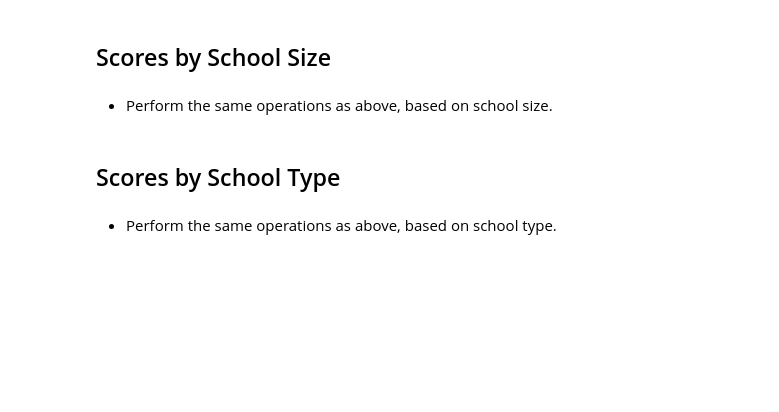
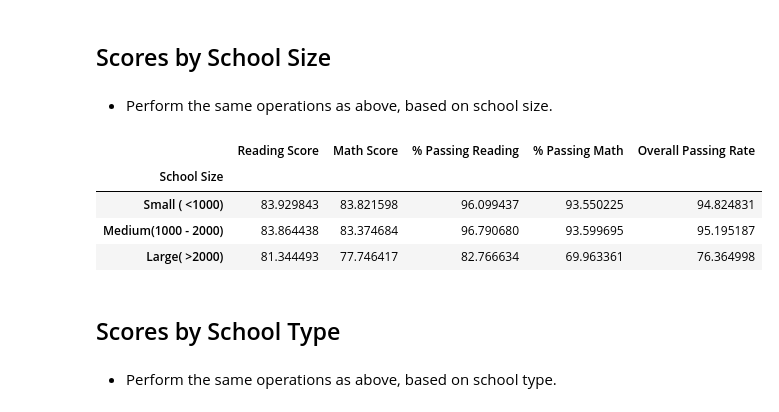
Before and after one commit to cyntiamk/UCI_projects, a Jupyter notebook: Pandas_HW/Schools/PyCitySchools_starter.ipynb, the cells around one changed output. Saved outputs shown, nothing was run; the diff lists cells and outputs as text; code cells hidden in the pictures; blank space fills up the shorter version.

```diff
--- a/Pandas_HW/Schools/PyCitySchools_starter.ipynb
+++ b/Pandas_HW/Schools/PyCitySchools_starter.ipynb
@@ -394,7 +414,28 @@ group_names = ["<$585", "$585-615", "$615-645", "$645-675"]
 # %%
 # Sample bins. Feel free to create your own bins.
 size_bins = [0, 1000, 2000, 5000]
-group_names = ["Small (<1000)", "Medium (1000-2000)", "Large (2000-5000)"]
+group_names = ["Small ( <1000)", "Medium(1000 - 2000)", "Large( >2000)"]
+# %%
+sizes = school_complete_df[["school_name","size"]]
+sizes_r = sizes.rename(columns = {"school_name":"School Name"})
+group_sizes = sizes_r.groupby(["School Name"])
+group_sizes_df = pd.DataFrame(group_sizes.count())
+
+merge_sizes = pd.merge(schools_summary_df, group_sizes_df, on="School Name", how="left")
+merge_sizes_df = pd.DataFrame(merge_sizes)
+schools_size = merge_sizes_df[["Reading Score","Math Score","% Passing Reading", "% Passing Math","Overall Passing Rate","size"]]
+schools_size_df = pd.DataFrame(schools_size)
+schools_size_df["School Size"] = pd.cut(schools_size_df["size"],size_bins, labels=group_names)
+schools_size_group = schools_size_df.groupby("School Size")
+schools_by_size_df = pd.DataFrame(schools_size_group.mean())
+schools_size_f = pd.DataFrame(schools_by_size_df[["Reading Score","Math Score","% Passing Reading","% Passing Math","Overall Passing Rate"]])
+schools_size_f
+# %% [output]
+|  | Reading Score | Math Score | % Passing Reading | % Passing Math | Overall Passing Rate |
+| School Size |  |  |  |  |  |
+| Small ( <1000) | 83.929843 | 83.821598 | 96.099437 | 93.550225 | 94.824831 |
+| Medium(1000 - 2000) | 83.864438 | 83.374684 | 96.790680 | 93.599695 | 95.195187 |
+| Large( >2000) | 81.344493 | 77.746417 | 82.766634 | 69.963361 | 76.364998 |
 # %% [markdown]
 ## Scores by School Type
 # %% [markdown]
```
Also changed, not shown: parts of 7 cells of this notebook.
